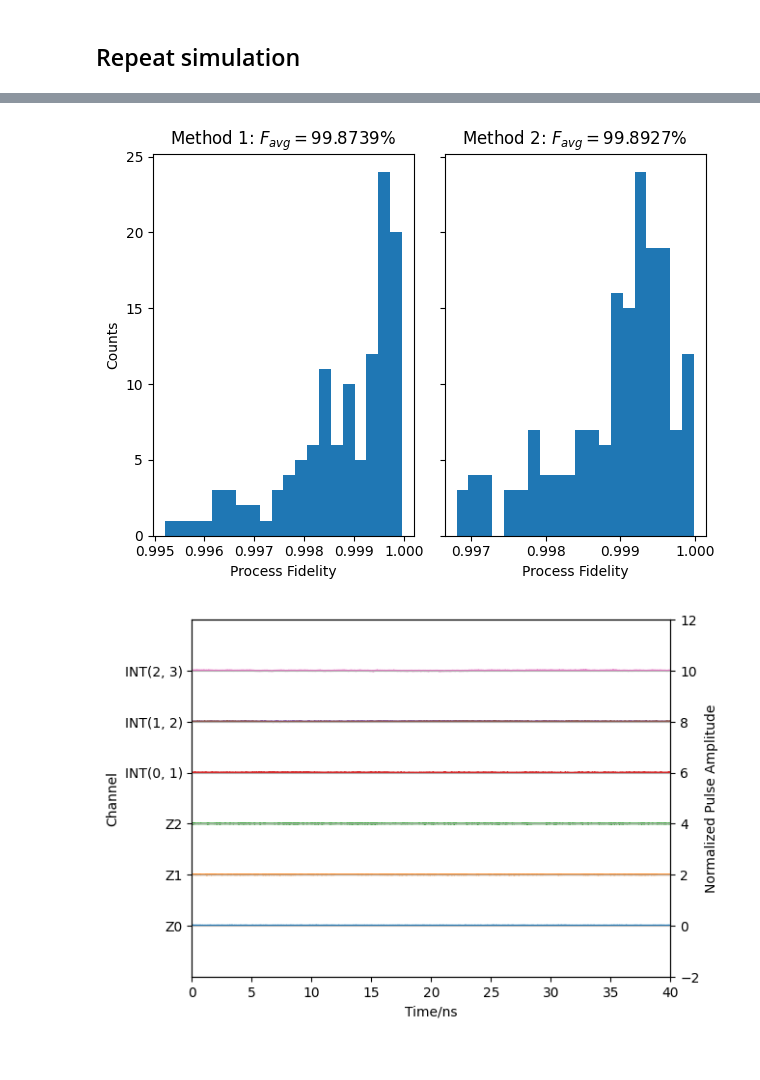
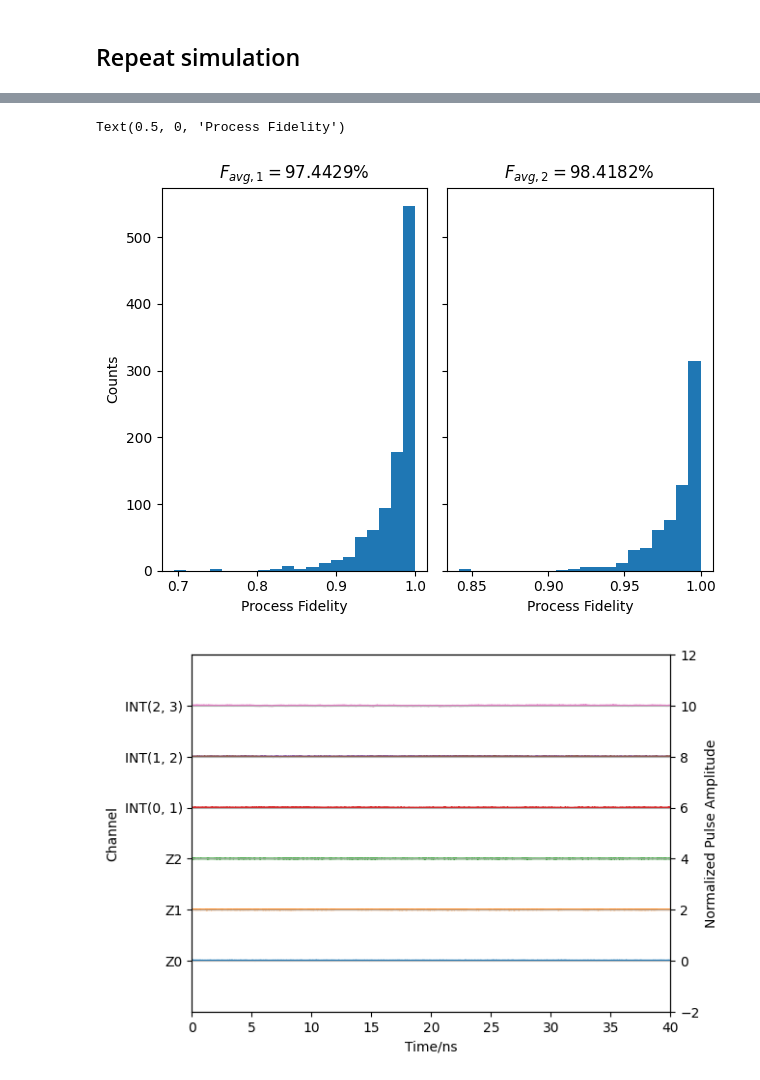
Before and after one commit to RunawayFancy/QuSim, a Jupyter notebook: Tutorial/arb_qubit_tutorial/ST0_qubit/CZ_ST0_pure.ipynb, the cells around one changed output, grey strips where cells are left out. Cells and saved outputs as stored; diff of their text form; code cells hidden in the pictures.

```diff
--- a/Tutorial/arb_qubit_tutorial/ST0_qubit/CZ_ST0_pure.ipynb
+++ b/Tutorial/arb_qubit_tutorial/ST0_qubit/CZ_ST0_pure.ipynb
@@ -1096,7 +1118,8 @@ Quantum object: dims = [[2, 2, 2, 2], [2, 2, 2, 2]], shape = (16, 16), type = op
 # %%
 # t_width = 150; bisa_amp = 14.106e-3
 # or maybe 14.128e-3? as the baseline changed
-bisa_amp = 16.8045e-3; t_width = 40
+bisa_amp =5.152e-3 # 16.8045e-3;
+t_width =35 #40
 
 simulation_option = {
     "simulation_time": t_width, # ns
@@ -1276,8 +1285,8 @@ Uphase_ideal
 # %% [output]
 Quantum object: dims = [[2, 2], [2, 2]], shape = (4, 4), type = oper, isherm = True $ \\ \left(\begin{matrix}1.0 & 0.0 & 0.0 & 0.0\\0.0 & 1.0 & 0.0 & 0.0\\0.0 & 0.0 & 1.0 & 0.0\\0.0 & 0.0 & 0.0 & -1.0\\\end{matrix}\right)$
 # %%
-# f = (1/4*(Uphase_ideal*Uphase.dag()).tr())
-f = average_gate_fidelity(Uphase, Uphase_ideal)
+f = (1/4*(Uphase_ideal*Uphase.dag()).tr())
+# f = average_gate_fidelity(Uphase, Uphase_ideal)
 # f = process_fidelity(Uphase, Uphase_ideal, normalize=True) # (U1 * U2).tr() / (U1.tr() * U2.tr())
 f = abs(f)
 print('Fidelity:{: .10%}'.format(f))##### fidelity
@@ -1458,7 +1477,7 @@ state_1001, E_1001, index_1001= _system_arb1.get_eigenstates_energy((1,0,0,1))
 state_0110, E_0110, index_0110= _system_arb1.get_eigenstates_energy((0,1,1,0))
 state_1010, E_1010, index_1010= _system_arb1.get_eigenstates_energy((1,0,1,0))
 simulation_option2 = copy.deepcopy(simulation_option)
-simulation_option2['initial_state'] = [state_0101, state_0110, state_1001, state_1010]
+simulation_option2['initial_state'] = [state_dudu, state_duud, state_uddu, state_udud]
 # simulation_option2['simulation_time'] = 154
 pulse_sequence2 = [
     {
@@ -1471,12 +1490,12 @@ pulse_sequence2 = [
         'freq': 0, # unit in GHz; Z pulse does not use it
         'phase': 0, # unit in rad; Z pulse does not use it
         'amplitude': 0, # XY: Rabi freq; Z: biased frequency
-        'q_index': (1,2)
+        'q_index': [1,2]
     }
 ]
 
-print(f'Subspace: index1010={index_1010}, index1001={index_1001}, Eindex0110={index_0110}, index0101={index_0101}')
-print(f'Leakage space: index0011={index_0011}, index1100={index_1100}')
+# print(f'Subspace: index1010={index_1010}, index1001={index_1001}, Eindex0110={index_0110}, index0101={index_0101}')
+# print(f'Leakage space: index0011={index_0011}, index1100={index_1100}')
 
 result_list2, angle_list2 = _system_arb2.system_dynamics_mesolve(simulation_option2, pulse_sequence2)
 
@@ -1681,3 +1681,3 @@ pickle.dump(data, open(f'../../../Data/CZ_200trail_40ns_{trail}.pkl', 'wb'))
 # %%
-trail = 2
-Fd_process, Fd_avg, pulse_sequence = pickle.load(open(f'../../../Data/CZ_200trail_40ns_{trail}.pkl', 'rb'))
+trail = 6
+Fd_process, Fd_avg, Fd_trace, pulse_sequence, [J_noise_std, J23_noise_std], B_noise_std= pickle.load(open(f'../../../Data/CZ_1000trail_35ns_{trail}.pkl', 'rb'))
@@ -1684,20 +1712,26 @@ Fd_process, Fd_avg, pulse_sequence = pickle.load(open(f'../../../Data/CZ_200trai
 # %%
 from matplotlib import colors
 from matplotlib.ticker import PercentFormatter
 n_bins = 20
-fig, axs = plt.subplots(1, 2, sharey=True, tight_layout=True)
-
+fig, axs = plt.subplots(1, 2,sharey=True, tight_layout=True)
+# plt.text(0.8,460,s="J_std = 0.5MHz, dBz_std=0.3MHz")
 # We can set the number of bins with the *bins* keyword argument.
 axs[0].hist(np.abs(Fd_avg), bins=n_bins)
-axs[0].set_title(r'Method 1: $F_{avg} = $' +f'{np.average(np.abs(Fd_avg)):.4%}')
+axs[0].set_title(r'$F_{avg,1} = $' +f'{np.average(np.abs(Fd_avg)):.4%}')
 axs[0].set_xlabel("Process Fidelity")
 axs[0].set_ylabel("Counts")
+
 axs[1].hist(np.abs(Fd_process), bins=n_bins)
-axs[1].set_title(r'Method 2: $F_{avg} = $' +f'{np.average(np.abs(Fd_process)):.4%}')
+axs[1].set_title(r'$F_{avg,2} = $' +f'{np.average(np.abs(Fd_process)):.4%}')
 axs[1].set_xlabel("Process Fidelity")
-plt.show()
+
+# axs[2].hist(np.abs(Fd_trace), bins=n_bins)
+# axs[2].set_title(r'$F_{avg,3} = $' +f'{np.average(np.abs(Fd_process)):.4%}')
+# axs[2].set_xlabel("Process Fidelity")
+# plt.show()
 # %% [output]
+Text(0.5, 0, 'Process Fidelity')
-[figure, old version]
+[figure, new version]
 # %%
 %matplotlib inline
 ## Notice that the all pulses'  amplitude are rescaled by a factor 1/1.2
```
Also changed, not shown: parts of 43 cells of this notebook, 21 other files.
